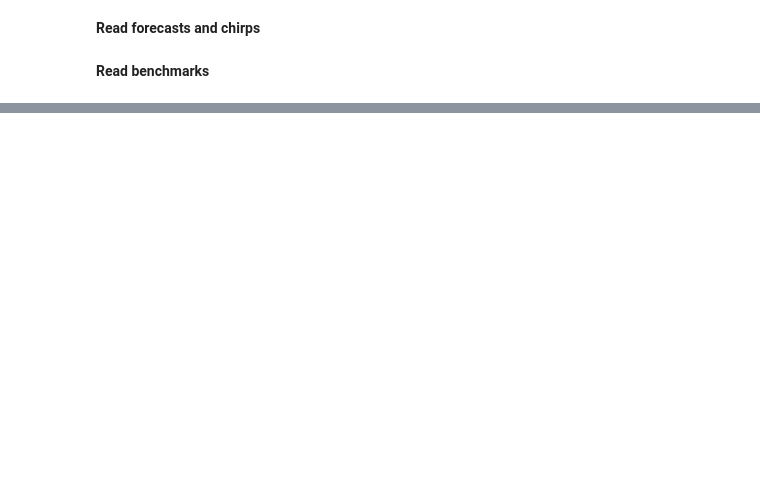
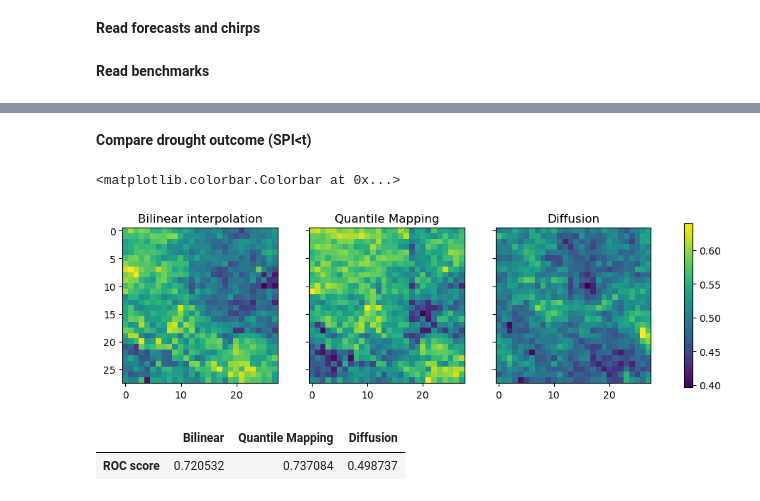
Before and after one commit to WFP-VAM/swirl-dynamics, a Jupyter notebook: swirl_dynamics/projects/probabilistic_diffusion/colabs/evaluation.ipynb, the cells around one changed output, grey strips where cells are left out. Drawn from its saved outputs; the diff is of its cells as text; code cells hidden in the pictures; blank space fills up the shorter version.

```diff
--- a/swirl_dynamics/projects/probabilistic_diffusion/colabs/evaluation.ipynb
+++ b/swirl_dynamics/projects/probabilistic_diffusion/colabs/evaluation.ipynb
@@ -190,0 +207,45 @@ plt.show()
+# %% [markdown]
+**Compare drought outcome (SPI<t)**
+# %%
+DROUGHT_THRESHOLD = -1.
+# %%
+outcome_diffusion = (xr.open_zarr('data/diffusion/test_diffusion_spi.zarr').__xarray_dataarray_variable__ / 1000 < DROUGHT_THRESHOLD).astype(int)
+outcome_bilint = (xr.open_zarr('data/benchmarks_results/bilinear/test_bilint_spi.zarr').tp / 1000 < DROUGHT_THRESHOLD).astype(int)
+outcome_qm = (xr.open_zarr('data/benchmarks_results/QM/test_qm_spi.zarr').scen / 1000 < DROUGHT_THRESHOLD).astype(int)
+
+outcome_gt = (xr.open_zarr('data/test_spi_chirps.zarr').chirps / 1000 < DROUGHT_THRESHOLD).astype(int)
+# %%
+# Compute roc score
+roc_score = dict()
+
+roc_score['diffusion'] = xss.roc(outcome_gt, outcome_diffusion, dim='time', return_results="area")
+roc_score['qm'] = xss.roc(outcome_gt, outcome_qm, dim='time', return_results="area")
+roc_score['bilint'] = xss.roc(outcome_gt, outcome_bilint, dim='time', return_results="area")
+# %%
+fig, (ax1, ax2, ax3) = plt.subplots(1, 3, figsize=(12, 3))
+
+ax1.imshow(roc_score['bilint'].values)
+ax1.set_title('Bilinear interpolation')
+ax1.label_outer()
+
+ax2.imshow(roc_score['qm'].values)
+ax2.set_title('Quantile Mapping')
+ax2.label_outer()
+
+im = ax3.imshow(roc_score['diffusion'].values)
+ax3.set_title('Diffusion')
+ax3.label_outer()
+
+fig.colorbar(im, ax=(ax1, ax2, ax3))
+# %% [output]
+<matplotlib.colorbar.Colorbar at 0x...>
+[figure, added]
+# %%
+pd.DataFrame(
+    data=np.array([[np.mean(roc_score['bilint']), np.mean(roc_score['qm']), np.mean(roc_score['diffusion'])]]),
+    index=['ROC score'],
+    columns=['Bilinear', 'Quantile Mapping', 'Diffusion'],
+)
+# %% [output]
+|  | Bilinear | Quantile Mapping | Diffusion |
+| ROC score | 0.720532 | 0.737084 | 0.498737 |
```
Also changed, not shown: parts of 35 cells of this notebook, 2 other files.
